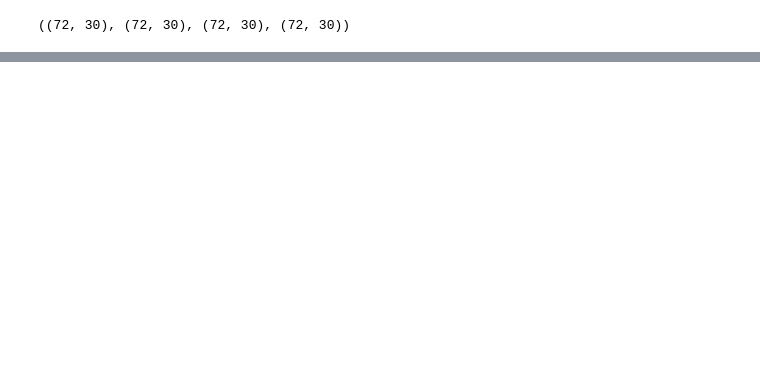
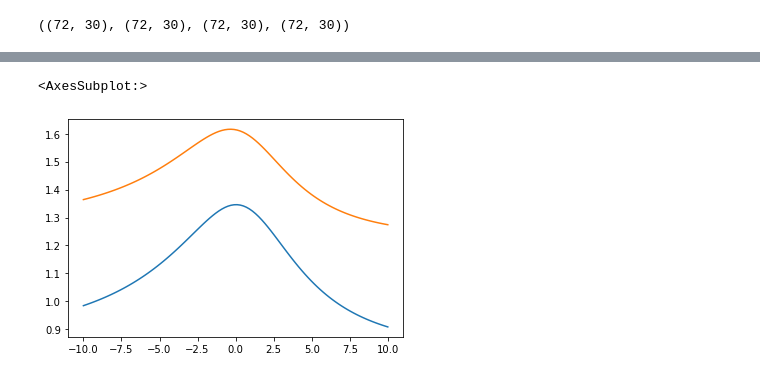
Before and after one commit to newton108/esg-frontier, a Jupyter notebook: frontier/frontier.ipynb, the cells around one changed output, grey strips where cells are left out. Saved outputs shown, nothing was run; the diff lists cells and outputs as text; code cells hidden in the pictures; blank space fills up the shorter version.

```diff
--- a/frontier/frontier.ipynb
+++ b/frontier/frontier.ipynb
@@ -250,0 +269,6 @@ array([[1., 0., 0.],
+# %%
+plot_frontier(ret, bm, esg_rand, s_bar_min = l, s_bar_max = r, ante = True, aware=False)
+plot_frontier(ret, bm, esg_rand, s_bar_min = l, s_bar_max = r, ante = True, aware=True)
+# %% [output]
+<AxesSubplot:>
+[figure, added]
```
Also changed, not shown: parts of 14 cells of this notebook, 3 other files.
